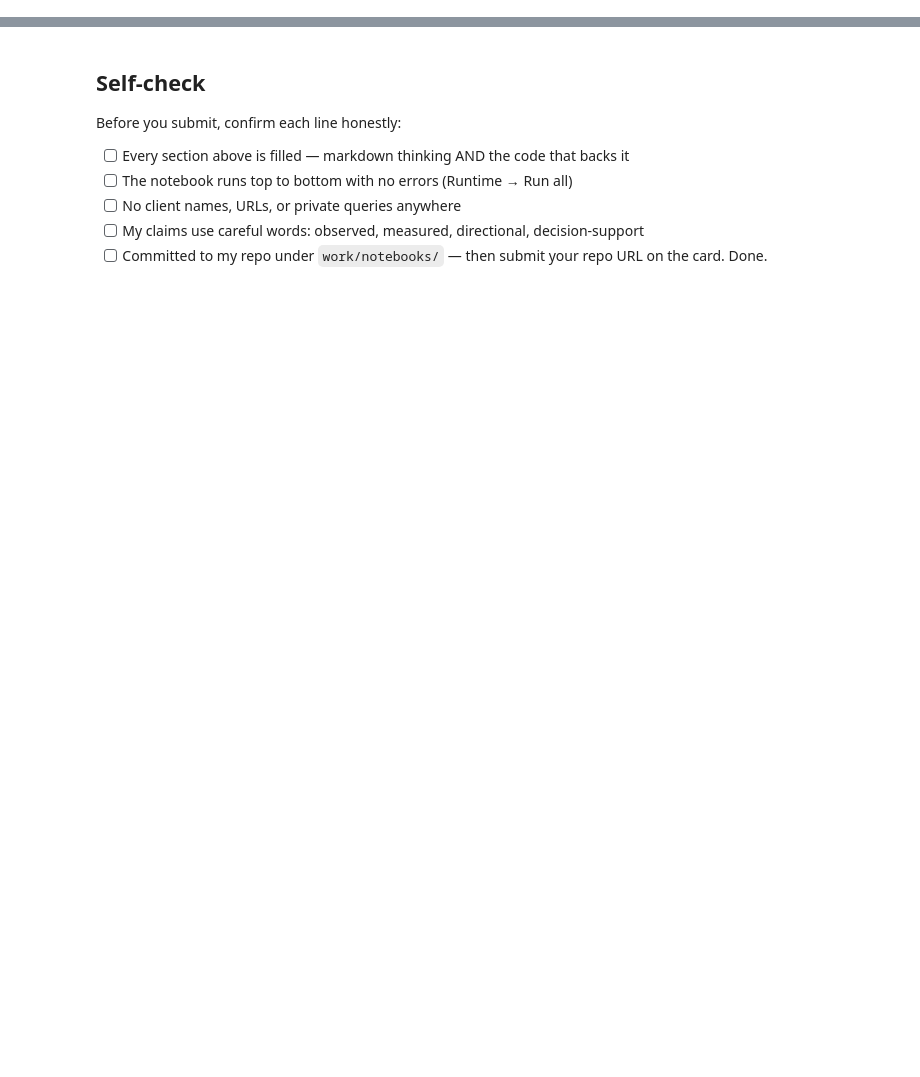
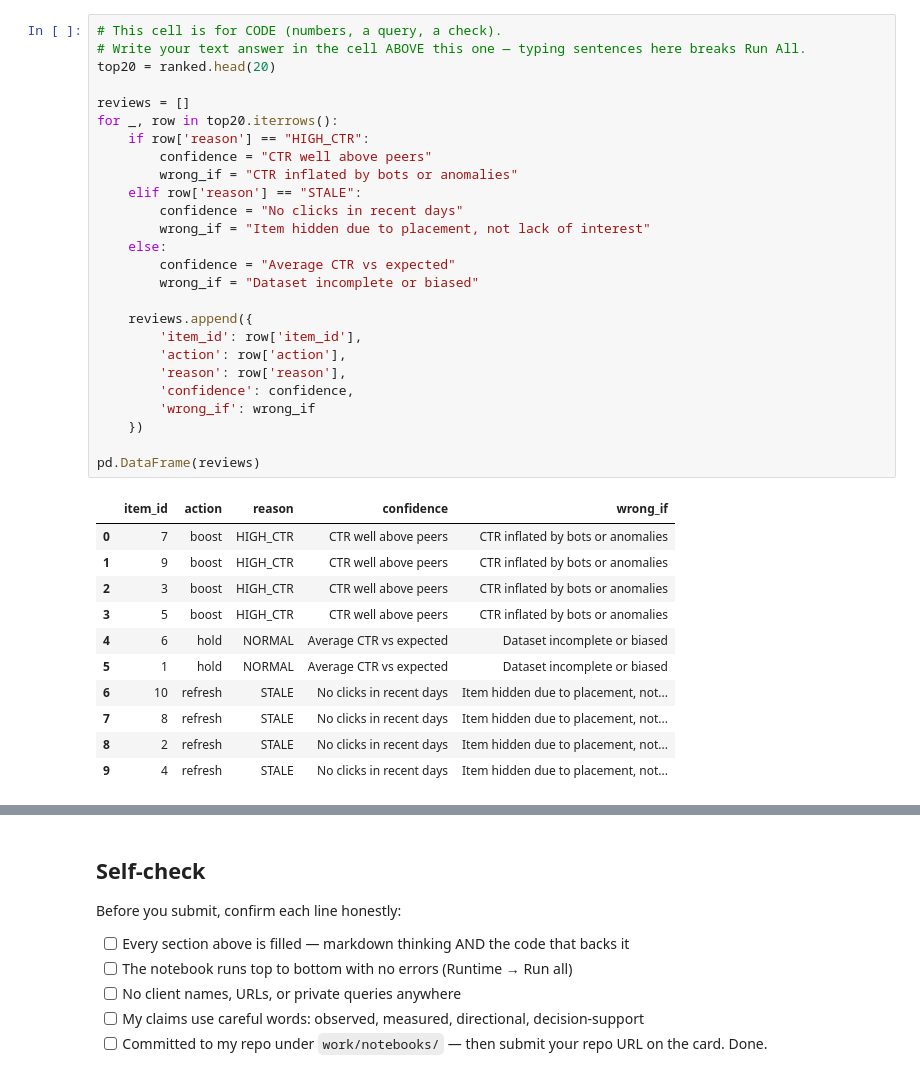
Before and after one commit to ushah3984-web/Fly_rank, a Jupyter notebook: work/notebooks/w04_baseline_score.ipynb, the cells around one changed output, grey strips where cells are left out. Drawn from its saved outputs; the diff is of its cells as text; blank space fills up the shorter version.

```diff
--- a/work/notebooks/w04_baseline_score.ipynb
+++ b/work/notebooks/w04_baseline_score.ipynb
@@ -12,0 +116,38 @@ This skeleton is yours to fill. Work the sections **in order** — each one has
+# %%
+# This cell is for CODE (numbers, a query, a check).
+# Write your text answer in the cell ABOVE this one — typing sentences here breaks Run All.
+top20 = ranked.head(20)
+
+reviews = []
+for _, row in top20.iterrows():
+    if row['reason'] == "HIGH_CTR":
+        confidence = "CTR well above peers"
+        wrong_if = "CTR inflated by bots or anomalies"
+    elif row['reason'] == "STALE":
+        confidence = "No clicks in recent days"
+        wrong_if = "Item hidden due to placement, not lack of interest"
+    else:
+        confidence = "Average CTR vs expected"
+        wrong_if = "Dataset incomplete or biased"
+
+    reviews.append({
+        'item_id': row['item_id'],
+        'action': row['action'],
+        'reason': row['reason'],
+        'confidence': confidence,
+        'wrong_if': wrong_if
+    })
+
+pd.DataFrame(reviews)
+# %% [output]
+|  | item_id | action | reason | confidence | wrong_if |
+| 0 | 7 | boost | HIGH_CTR | CTR well above peers | CTR inflated by bots or anomalies |
+| 1 | 9 | boost | HIGH_CTR | CTR well above peers | CTR inflated by bots or anomalies |
+| 2 | 3 | boost | HIGH_CTR | CTR well above peers | CTR inflated by bots or anomalies |
+| 3 | 5 | boost | HIGH_CTR | CTR well above peers | CTR inflated by bots or anomalies |
+| 4 | 6 | hold | NORMAL | Average CTR vs expected | Dataset incomplete or biased |
+| 5 | 1 | hold | NORMAL | Average CTR vs expected | Dataset incomplete or biased |
+| 6 | 10 | refresh | STALE | No clicks in recent days | Item hidden due to placement, not... |
+| 7 | 8 | refresh | STALE | No clicks in recent days | Item hidden due to placement, not... |
+| 8 | 2 | refresh | STALE | No clicks in recent days | Item hidden due to placement, not... |
+| 9 | 4 | refresh | STALE | No clicks in recent days | Item hidden due to placement, not... |
```
Also changed, not shown: parts of 14 cells of this notebook.
